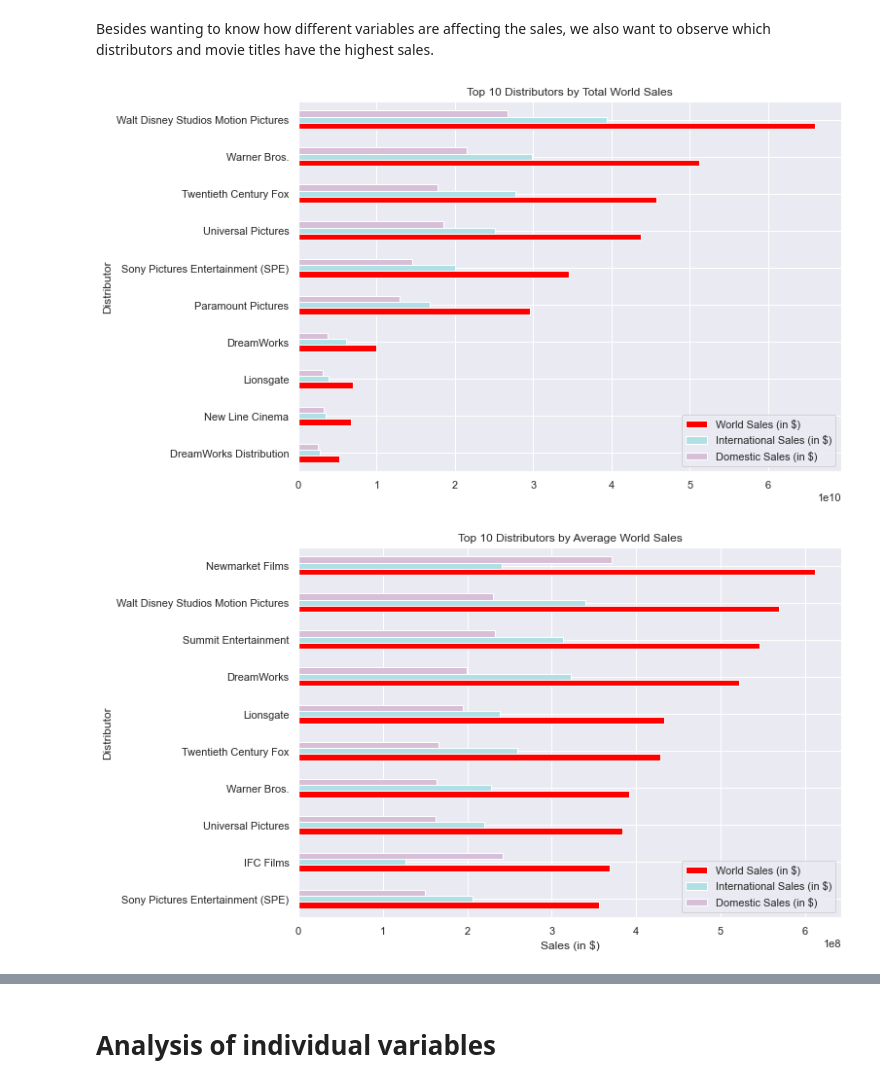
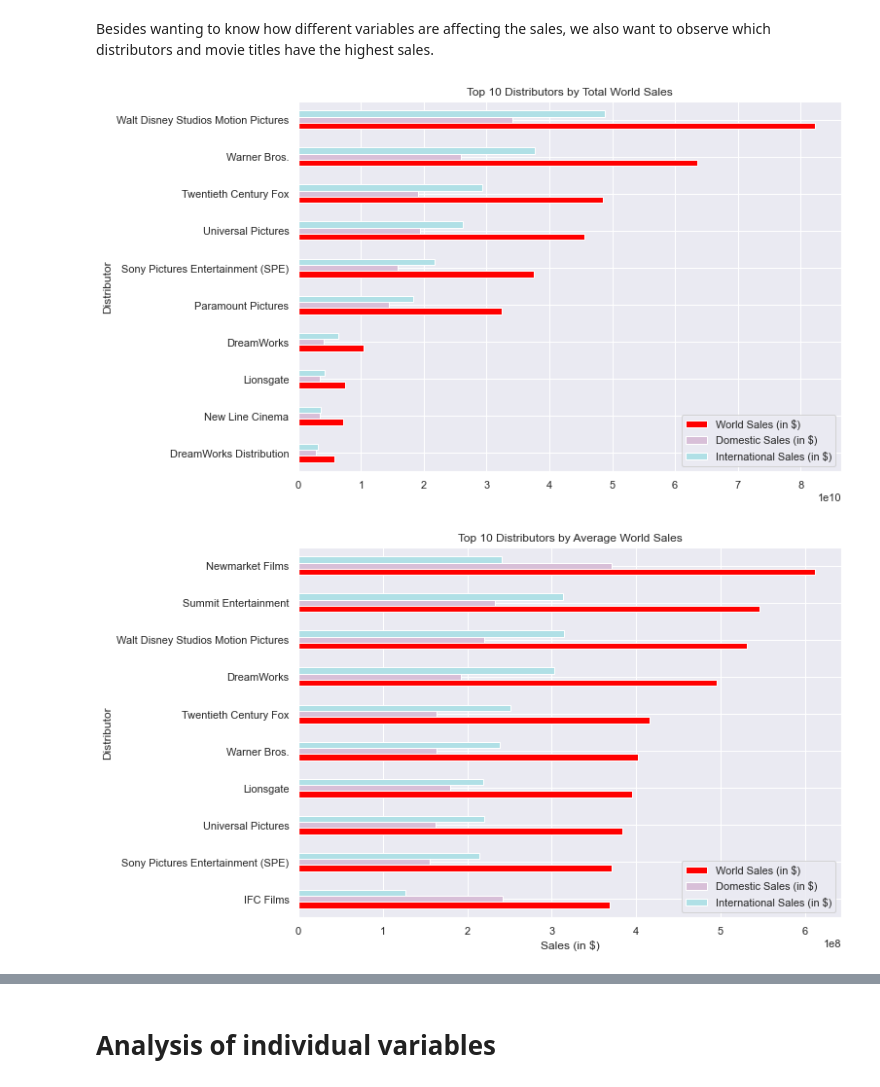
Before and after one commit to dyahnafisah/Hollywood-Movie-Sales-Analysis, a Jupyter notebook: Exploratory Data Analysis.ipynb, the cells around one changed output, grey strips where cells are left out. Saved outputs shown, nothing was run; the diff lists cells and outputs as text; code cells hidden in the pictures.

```diff
--- a/Exploratory Data Analysis.ipynb
+++ b/Exploratory Data Analysis.ipynb
@@ -96,25 +96,25 @@ It is observed that the distribution of the domestic sales and the international
 Besides wanting to know how different variables are affecting the sales, we also want to observe which distributors and movie titles have the highest sales.
 # %%
 # plotting the top 10 distributors by total sales
-dfTemp = df2.groupby('Distributor').sum().iloc[:,:3].sort_values('World Sales (in $)').tail(10).reset_index()
+dfTemp = df.groupby('Distributor').sum().iloc[:,:3].sort_values('World Sales (in $)').tail(10).reset_index()
 dfTemp.plot.barh(x='Distributor',  y={'World Sales (in $)', 'Domestic Sales (in $)', 'International Sales (in $)'},
                 color={'World Sales (in $)':'red', 'Domestic Sales (in $)':'thistle', 'International Sales (in $)':'powderblue'},
                 figsize=(10, 7))
 plt.title("Top 10 Distributors by Total World Sales")
 plt.show()
 # %% [output]
-[figure, old version]
+[figure, new version]
 # %%
 # plotting the top 10 distributors by average sales
-dfTemp = df2.groupby('Distributor').mean().iloc[:,:3].sort_values('World Sales (in $)').tail(10).reset_index()
+dfTemp = df.groupby('Distributor').mean().iloc[:,:3].sort_values('World Sales (in $)').tail(10).reset_index()
 dfTemp.plot.barh(x='Distributor', y={'World Sales (in $)', 'Domestic Sales (in $)', 'International Sales (in $)'},
                 color={'World Sales (in $)':'red', 'Domestic Sales (in $)':'thistle', 'International Sales (in $)':'powderblue'},
                 figsize=(10, 7))
 plt.xlabel("Sales (in $)")
 plt.title("Top 10 Distributors by Average World Sales")
 plt.xlabel("Sales (in $)")
 plt.show()
 # %% [output]
-[figure, old version]
+[figure, new version]
 # %%
 # plotting the top 10 movies by total sales
```
Also changed, not shown: parts of 3 cells of this notebook, 2 other files.
